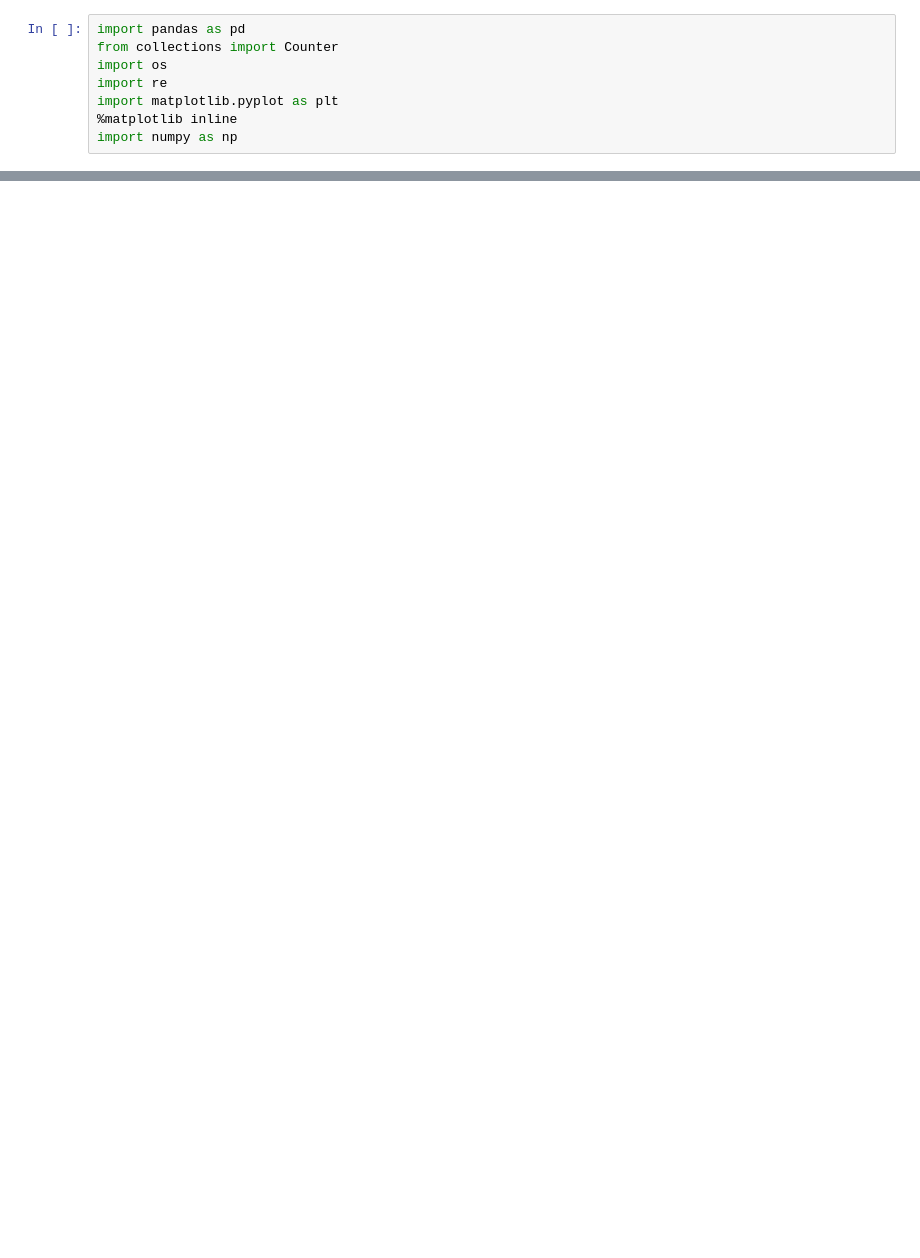
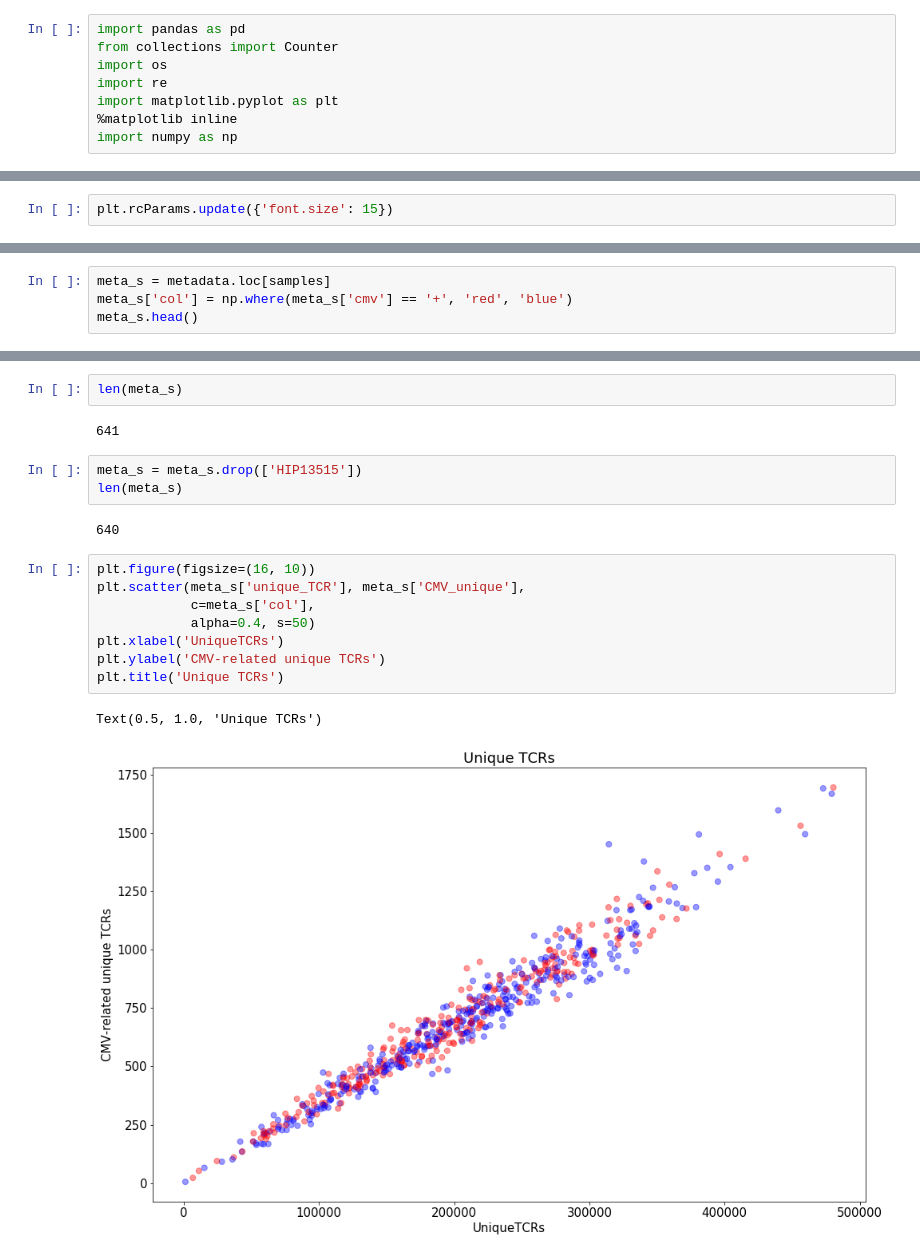
Before and after one commit to akseshina/CMV_project, a Jupyter notebook: vdjmatch_to_cmv_vdjdb/analyze_results.ipynb, the cells around one changed output, grey strips where cells are left out. Cells and saved outputs as stored; diff of their text form; blank space fills up the shorter version.

```diff
--- a/vdjmatch_to_cmv_vdjdb/analyze_results.ipynb
+++ b/vdjmatch_to_cmv_vdjdb/analyze_results.ipynb
@@ -59,0 +9,2 @@ all_cdr3s
+# %%
+plt.rcParams.update({'font.size': 15})
@@ -59,0 +71,4 @@ all_cdr3s
+# %%
+meta_s = metadata.loc[samples]
+meta_s['col'] = np.where(meta_s['cmv'] == '+', 'red', 'blue')
+meta_s.head()
@@ -59,0 +83,20 @@ all_cdr3s
+# %%
+len(meta_s)
+# %% [output]
+641
+# %%
+meta_s = meta_s.drop(['HIP13515'])
+len(meta_s)
+# %% [output]
+640
+# %%
+plt.figure(figsize=(16, 10))
+plt.scatter(meta_s['unique_TCR'], meta_s['CMV_unique'],
+            c=meta_s['col'],
+            alpha=0.4, s=50)
+plt.xlabel('UniqueTCRs')
+plt.ylabel('CMV-related unique TCRs')
+plt.title('Unique TCRs')
+# %% [output]
+Text(0.5, 1.0, 'Unique TCRs')
+[figure, added]
```
Also changed, not shown: parts of 25 cells of this notebook.
